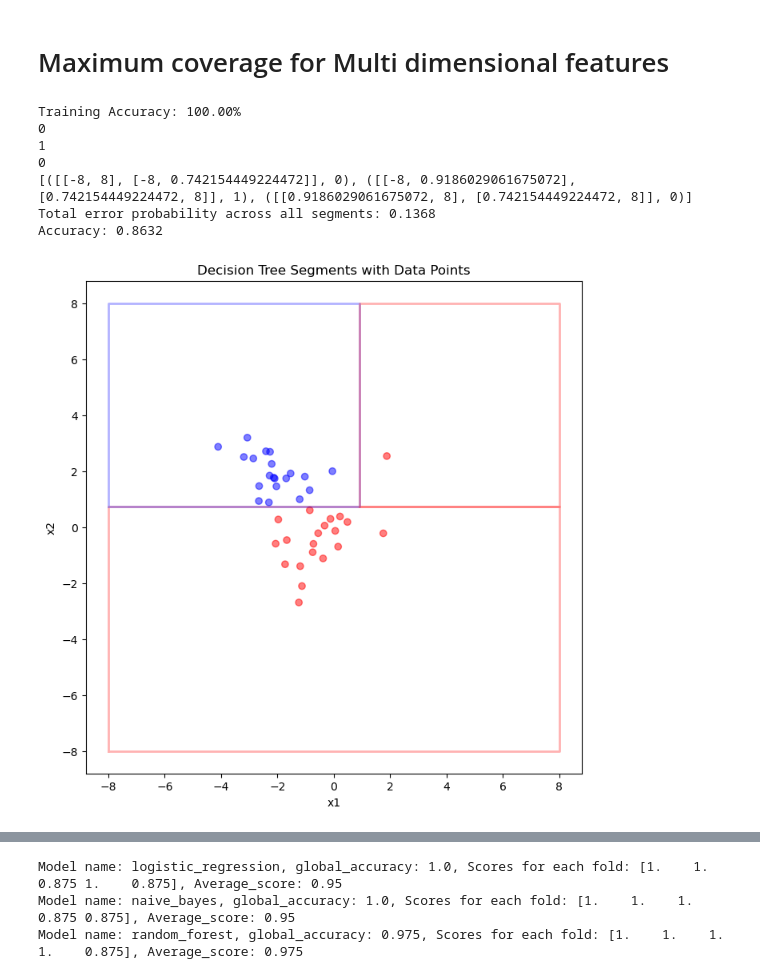
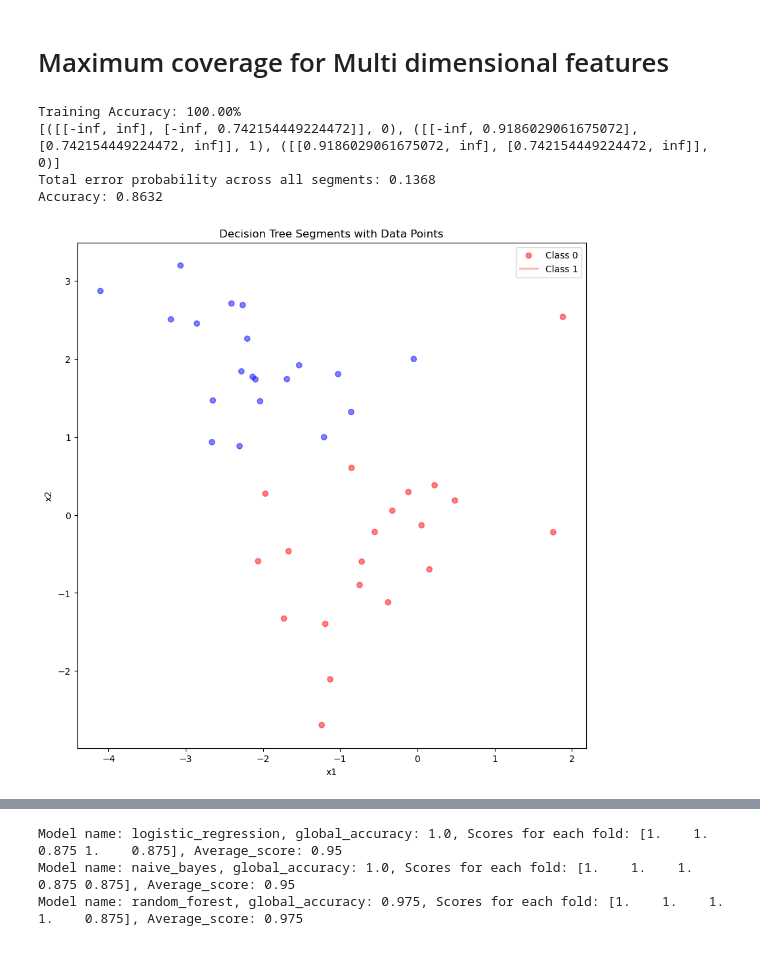
Before and after one commit to Mohammad-Shiblu/Dataset-Learning-Limit, a Jupyter notebook: Notebooks/dataset_learning_limit.ipynb, the cells around one changed output, grey strips where cells are left out. Saved outputs shown, nothing was run; the diff lists cells and outputs as text; code cells hidden in the pictures.

```diff
--- a/Notebooks/dataset_learning_limit.ipynb
+++ b/Notebooks/dataset_learning_limit.ipynb
@@ -353,7 +353,7 @@ import numpy as np
 import pandas as pd
 import matplotlib.pyplot as plt
 from sklearn.tree import DecisionTreeClassifier, _tree
-from matplotlib.patches import Rectangle
+from scipy import stats
 
 def generate_two_dimensional_data(num_samples_per_class):
     np.random.seed(0)
@@ -380,10 +380,9 @@ def generate_two_dimensional_data(num_samples_per_class):
 
     return df
 
-# Generate dataset
 df = generate_two_dimensional_data(20)
 
-from sklearn.tree import DecisionTreeClassifier, export_text, _tree
+# Train the decision tree
 X = df[['x1', 'x2']]
 y = df['Label']
 
@@ -395,19 +394,16 @@ print(f'Training Accuracy: {training_accuracy * 100:.2f}%')
 
 # Function to extract rectangles and labels from a trained decision tree
 def get_rectangles_from_tree(tree):
-    left = tree.tree_.children_left
-    right = tree.tree_.children_right
-    threshold = tree.tree_.threshold
-    feature = tree.tree_.feature  # feature used for splitting node i
-    value = tree.tree_.value  # the predicted class distribution at each node
-    # print("values")
-    # print(value)
+    left = tree.children_left
+    right = tree.children_right
+    threshold = tree.threshold
+    feature = tree.feature
+    value = tree.value
 
     def recurse(node, bounds):
-        if feature[node] == -2:
+        if feature[node] == _tree.TREE_UNDEFINED:
             # It's a leaf node
             leaf_label = np.argmax(value[node][0])
-            print(leaf_label)
             return [(bounds, leaf_label)]
 
         new_bounds_left = [list(b) for b in bounds]
@@ -424,17 +420,18 @@ def get_rectangles_from_tree(tree):
 
         return left_rectangles + right_rectangles
 
-    # Initial bounds: [[x1_min, x1_max], [x2_min, x2_max]]
-    initial_bounds = [[-8, 8]] * tree.tree_.n_features
+    # Initialize bounds for each feature
+    initial_bounds = [[-np.inf, np.inf] for _ in range(tree.n_features)]
     rectangles = recurse(0, initial_bounds)
     return rectangles
 
 # Extract rectangles and labels from the decision tree
-rectangles = get_rectangles_from_tree(clf)
+rectangles = get_rectangles_from_tree(clf.tree_)
 print(rectangles)
 
-class_0_data = df[df["Label"] == 0][['x1', 'x2']]
-class_1_data = df[df["Label"] == 1][['x1', 'x2']]
+# Calculate KDE for each class
+class_0_data = df[df["Label"] == 0][X.columns]
+class_1_data = df[df["Label"] == 1][X.columns]
 
 kde_class_0 = stats.gaussian_kde(class_0_data.T)
 kde_class_1 = stats.gaussian_kde(class_1_data.T)
@@ -442,48 +439,46 @@ kde_class_1 = stats.gaussian_kde(class_1_data.T)
 # Calculate probabilities for the segments
 segment_probabilities = []
 for rect, label in rectangles:
-    (x1_start, x1_end), (x2_start, x2_end) = rect
-    segment = df[(df['x1'] >= x1_start) & (df['x1'] < x1_end) & (df['x2'] >= x2_start) & (df['x2'] < x2_end)]
+    bounds_min = [b[0] for b in rect]
+    bounds_max = [b[1] for b in rect]
+    segment = df[np.all((df[X.columns] >= bounds_min) & (df[X.columns] < bounds_max), axis=1)]
     if not segment.empty:
         actual_value = segment["Label"].iloc[0]
         if actual_value == 0.0:
-            segment_probabilities.append(kde_class_1.integrate_box([x1_start, x2_start], [x1_end, x2_end]))
+            segment_probabilities.append(kde_class_1.integrate_box(bounds_min, bounds_max))
         else:
-            segment_probabilities.append(kde_class_0.integrate_box([x1_start, x2_start], [x1_end, x2_end]))
+            segment_probabilities.append(kde_class_0.integrate_box(bounds_min, bounds_max))
 
 # Compute total error probability
 total_error_probability_all_segments = np.sum(segment_probabilities)
 
 print(f"Total error probability across all segments: {total_error_probability_all_segments:.4f}")
 print(f"Accuracy: {1 - total_error_probability_all_segments:.4f}")
 
-# Plotting the data points and rectangles
-plt.figure(figsize=(8, 8))
+# Plotting the data points and rectangles for 2D case
+plt.figure(figsize=(10, 10))
 colors = ['red' if label == 0 else 'blue' for label in df['Label']]
 plt.scatter(df['x1'], df['x2'], c=colors, alpha=0.5, label='Data Points')
 
 # Plot the rectangles
 for rect, label in rectangles:
     (x1_start, x1_end), (x2_start, x2_end) = rect
     color = 'red' if label == 0 else 'blue'
     plt.plot([x1_start, x1_start, x1_end, x1_end, x1_start],
              [x2_start, x2_end, x2_end, x2_start, x2_start],
              color=color, alpha=0.3, lw=2)
 
 plt.xlabel('x1')
 plt.ylabel('x2')
 plt.title('Decision Tree Segments with Data Points')
-
+plt.legend(['Class 0', 'Class 1'])
 plt.show()
 # %% [output]
 Training Accuracy: 100.00%
-0
-1
-0
-[([[-8, 8], [-8, 0.742154449224472]], 0), ([[-8, 0.9186029061675072], [0.742154449224472, 8]], 1), ([[0.9186029061675072, 8], [0.742154449224472, 8]], 0)]
+[([[-inf, inf], [-inf, 0.742154449224472]], 0), ([[-inf, 0.9186029061675072], [0.742154449224472, inf]], 1), ([[0.9186029061675072, inf], [0.742154449224472, inf]], 0)]
 Total error probability across all segments: 0.1368
 Accuracy: 0.8632
-[figure, old version]
+[figure, new version]
 # %%
 ## Second mathod for calculation
 import numpy as np
```
Also changed, not shown: parts of 10 cells of this notebook, 3 other files.
